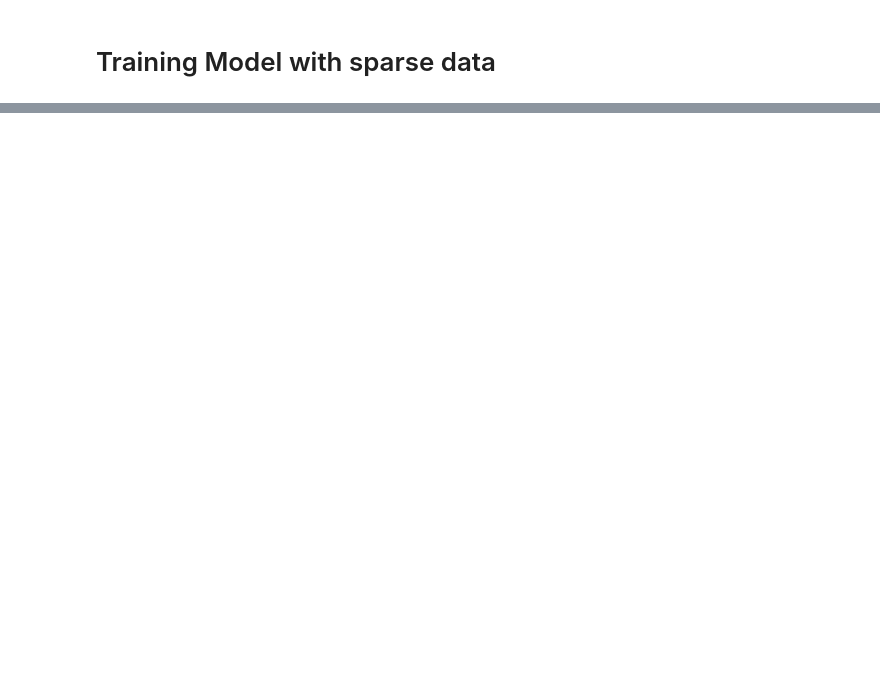
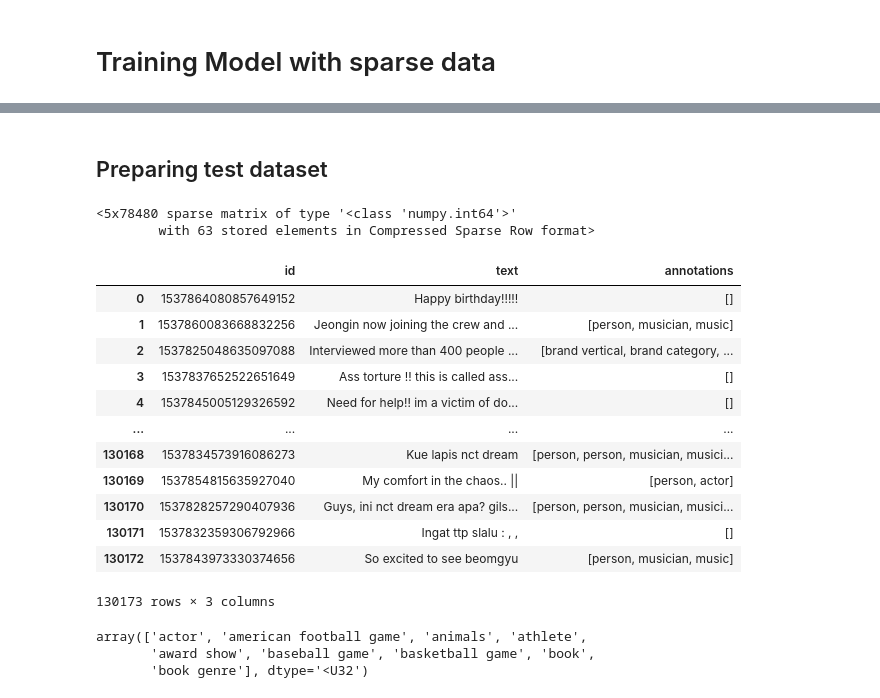
Before and after one commit to Tiago-Faria/TwitterClassification, a Jupyter notebook: TwitterStream/Models/artificial-modeling/apriori-ML/teste.ipynb, the cells around one changed output, grey strips where cells are left out. Saved outputs shown, nothing was run; the diff lists cells and outputs as text; code cells hidden in the pictures; blank space fills up the shorter version.

Commit message:
preparing data, training and evaluating models

```diff
--- a/TwitterStream/Models/artificial-modeling/apriori-ML/teste.ipynb
+++ b/TwitterStream/Models/artificial-modeling/apriori-ML/teste.ipynb
@@ -241,0 +283,2 @@ len(cv.vocabulary_.keys())
+# %% [markdown]
+## Preparing test dataset
@@ -241,0 +288,33 @@ len(cv.vocabulary_.keys())
+# %%
+cv.transform(random_tweets.text.head())
+# %% [output]
+<5x78480 sparse matrix of type '<class 'numpy.int64'>'
+        with 63 stored elements in Compressed Sparse Row format>
+# %%
+random_tweets['annotations'] = random_tweets['annotations'].str.lower()
+random_tweets['annotations'] = random_tweets['annotations'].str.replace('music genre', 'music')
+random_tweets['annotations'] = random_tweets['annotations'].str.replace('video game', 'videogame')
+random_tweets['annotations'] = random_tweets['annotations'].str.replace('cities', 'city')
+random_tweets['annotations'] = random_tweets['annotations'].apply(ast.literal_eval)
+random_tweets
+# %% [output]
+|  | id | text | annotations |
+| 0 | 1537864080857649152 | Happy birthday!!!!! | [] |
+| 1 | 1537860083668832256 | Jeongin now joining the crew and ... | [person, musician, music] |
+| 2 | 1537825048635097088 | Interviewed more than 400 people ... | [brand vertical, brand category, ... |
+| 3 | 1537837652522651649 | Ass torture !! this is called ass... | [] |
+| 4 | 1537845005129326592 | Need for help!! im a victim of do... | [] |
+| ... | ... | ... | ... |
+| 130168 | 1537834573916086273 | Kue lapis nct dream | [person, person, musician, musici... |
+| 130169 | 1537854815635927040 | My comfort in the chaos.. || | [person, actor] |
+| 130170 | 1537828257290407936 | Guys, ini nct dream era apa? gils... | [person, person, musician, musici... |
+| 130171 | 1537832359306792966 | Ingat ttp slalu : , , | [] |
+| 130172 | 1537843973330374656 | So excited to see beomgyu | [person, musician, music] |
+130173 rows × 3 columns
+# %%
+annotation_names = np.unique(np.concatenate(random_tweets['annotations']))
+annotation_names[:9]
+# %% [output]
+array(['actor', 'american football game', 'animals', 'athlete',
+       'award show', 'baseball game', 'basketball game', 'book',
+       'book genre'], dtype='<U32')
```
Also changed, not shown: parts of 28 cells of this notebook.
